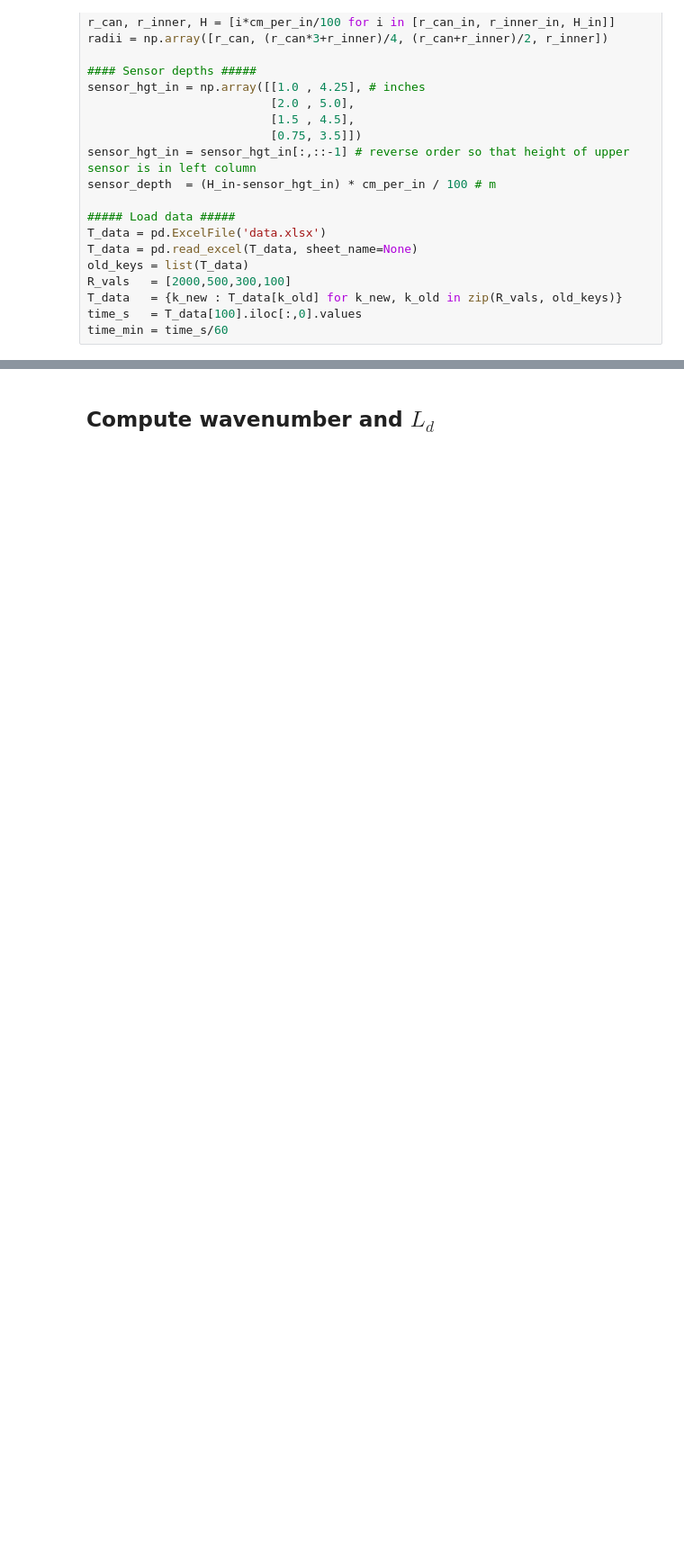
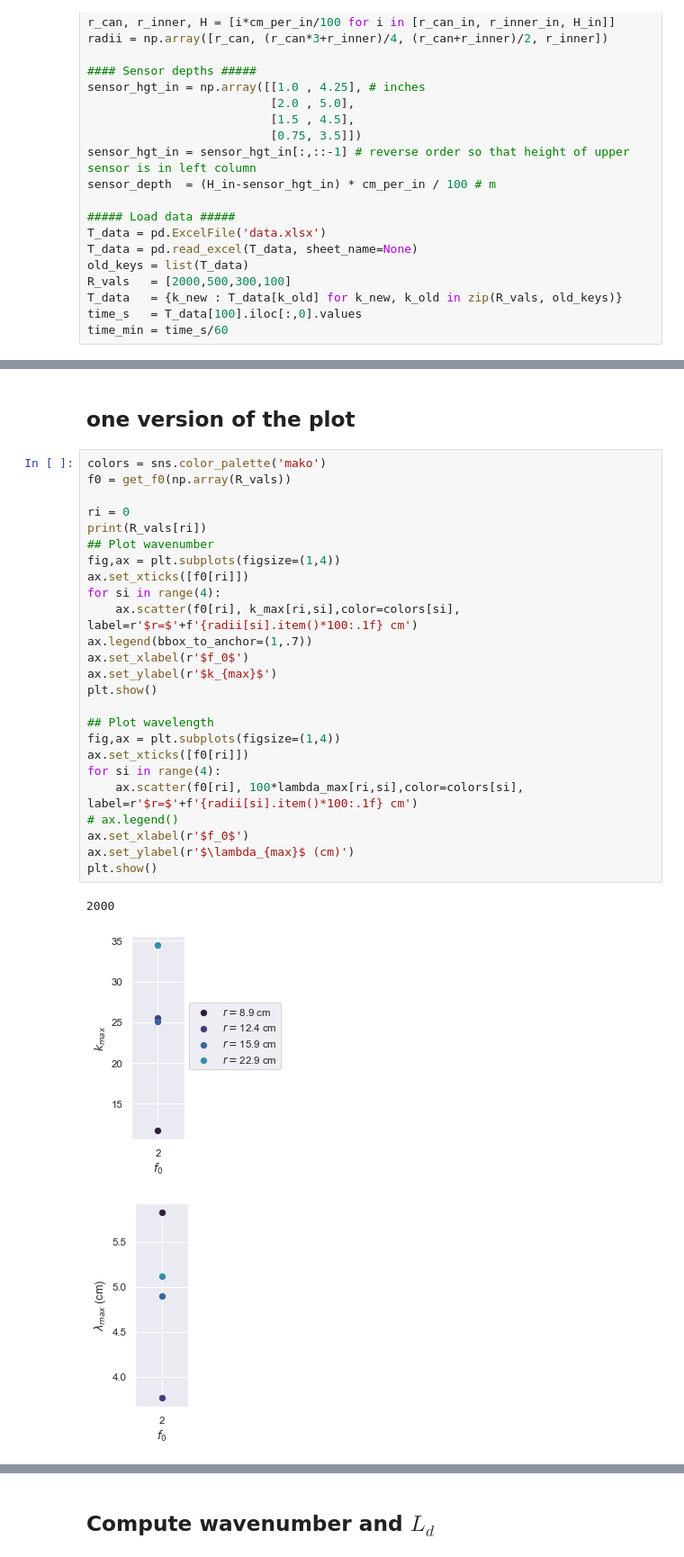
Before and after one commit to ktcarr/12.843, a Jupyter notebook: lab4/analysis.ipynb, the cells around one changed output, grey strips where cells are left out. Shown at 90% size. Cells and saved outputs as stored; diff of their text form; blank space fills up the shorter version.

Commit message:
scatter plots

```diff
--- a/lab4/analysis.ipynb
+++ b/lab4/analysis.ipynb
@@ -162,0 +221,31 @@ time_min = time_s/60
+# %% [markdown]
+## one version of the plot
+# %%
+colors = sns.color_palette('mako')
+f0 = get_f0(np.array(R_vals))
+
+ri = 0
+print(R_vals[ri])
+## Plot wavenumber
+fig,ax = plt.subplots(figsize=(1,4))
+ax.set_xticks([f0[ri]])
+for si in range(4):
+    ax.scatter(f0[ri], k_max[ri,si],color=colors[si], label=r'$r=$'+f'{radii[si].item()*100:.1f} cm')
+ax.legend(bbox_to_anchor=(1,.7))
+ax.set_xlabel(r'$f_0$')
+ax.set_ylabel(r'$k_{max}$')
+plt.show()
+
+## Plot wavelength
+fig,ax = plt.subplots(figsize=(1,4))
+ax.set_xticks([f0[ri]])
+for si in range(4):
+    ax.scatter(f0[ri], 100*lambda_max[ri,si],color=colors[si], label=r'$r=$'+f'{radii[si].item()*100:.1f} cm')
+# ax.legend()
+ax.set_xlabel(r'$f_0$')
+ax.set_ylabel(r'$\lambda_{max}$ (cm)')
+plt.show()
+# %% [output]
+2000
+[figure, added]
+[figure, added]
```
Also changed, not shown: parts of 12 cells of this notebook.
